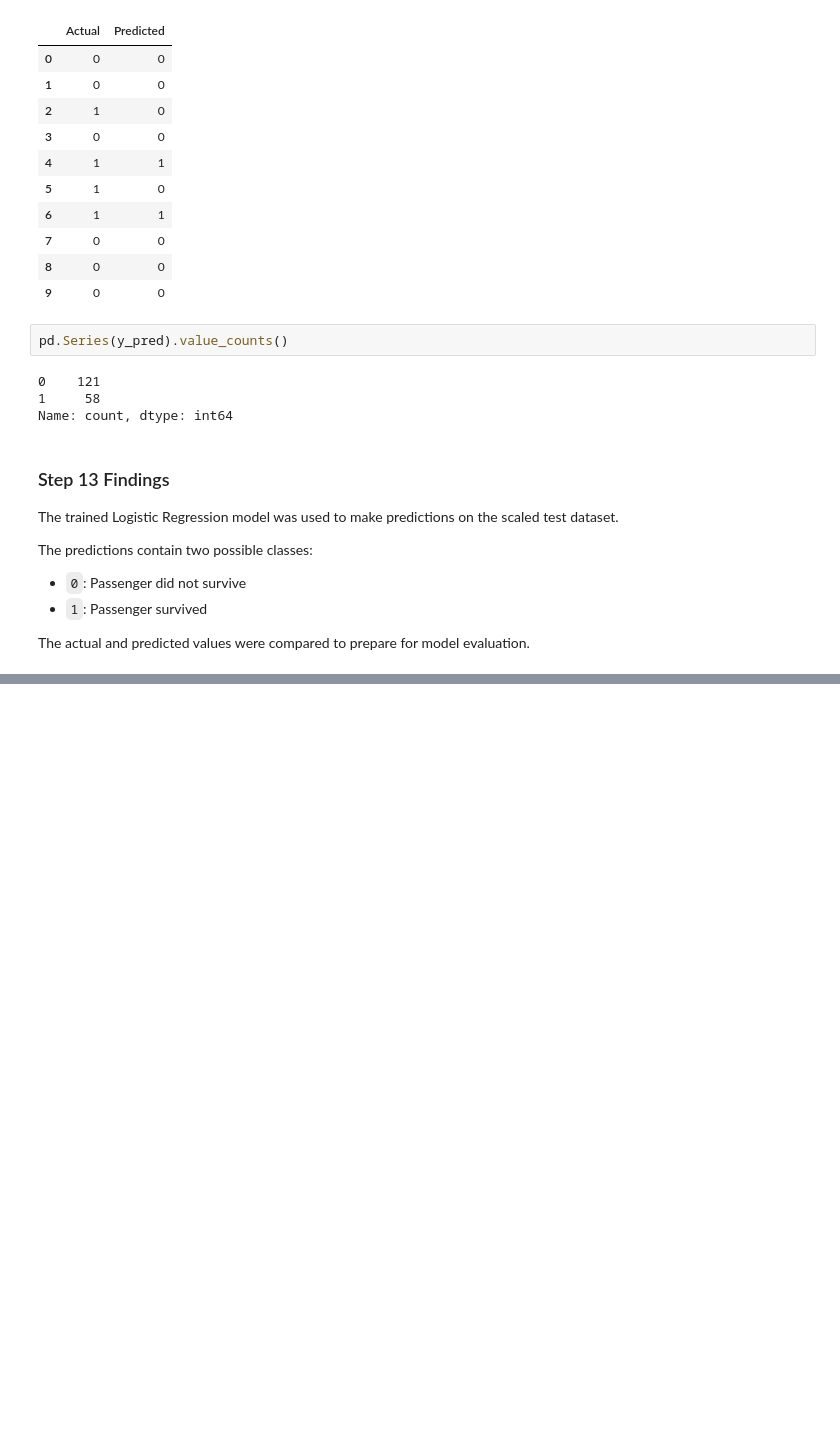
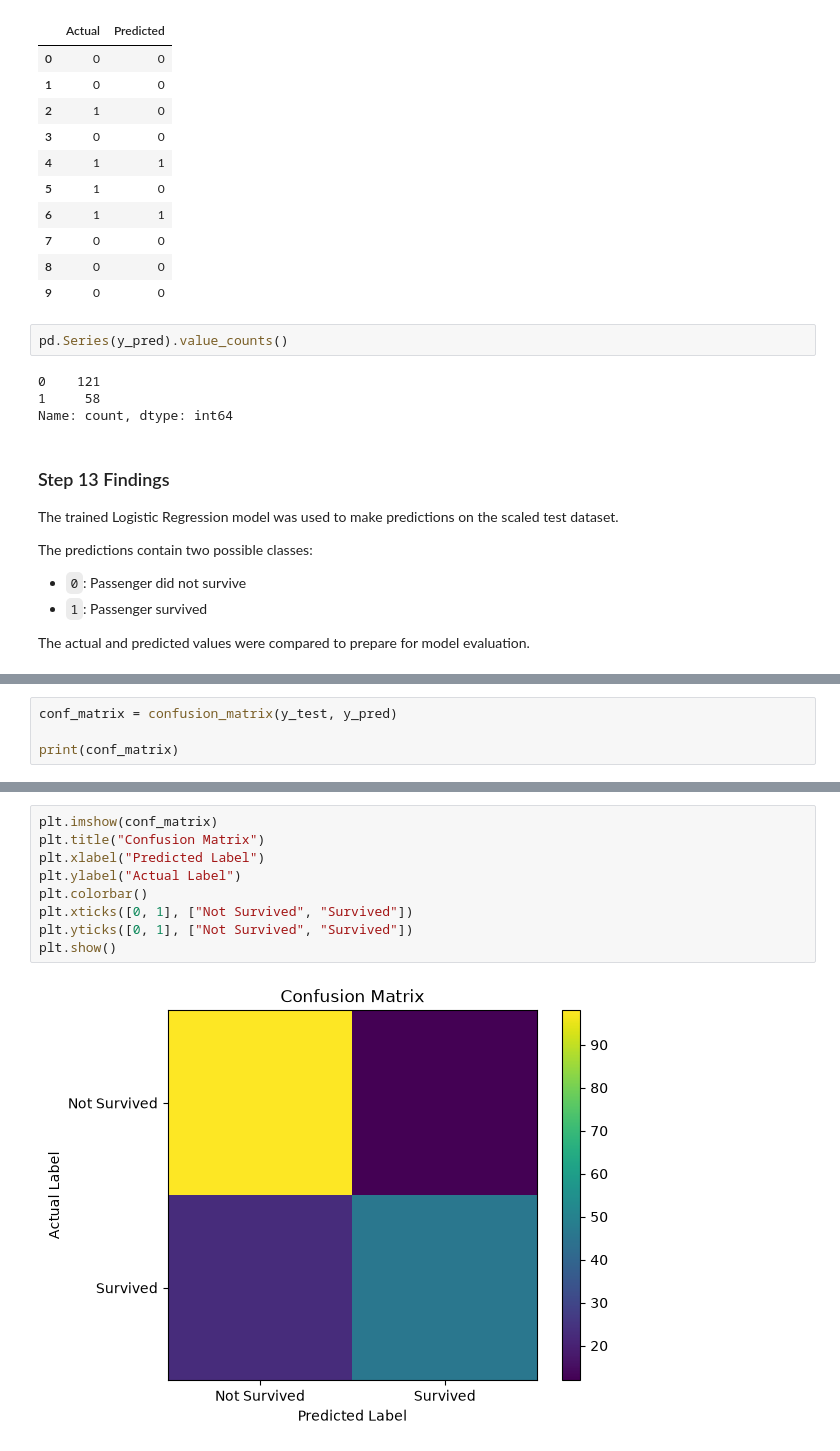
Before and after one commit to oshan-rajakaruna/titanic-survival-ml-practical, a Jupyter notebook: notebooks/01_titanic_survival_ml_pipeline.ipynb, the cells around one changed output, grey strips where cells are left out. Saved outputs shown, nothing was run; the diff lists cells and outputs as text; blank space fills up the shorter version.

Commit message:
Evaluate logistic regression model
Evaluated the trained model using accuracy, classification report, and confusion matrix.

```diff
--- a/notebooks/01_titanic_survival_ml_pipeline.ipynb
+++ b/notebooks/01_titanic_survival_ml_pipeline.ipynb
@@ -695,0 +721,4 @@ The actual and predicted values were compared to prepare for model evaluation.
+# %%
+conf_matrix = confusion_matrix(y_test, y_pred)
+
+print(conf_matrix)
@@ -695,0 +740,11 @@ The actual and predicted values were compared to prepare for model evaluation.
+# %%
+plt.imshow(conf_matrix)
+plt.title("Confusion Matrix")
+plt.xlabel("Predicted Label")
+plt.ylabel("Actual Label")
+plt.colorbar()
+plt.xticks([0, 1], ["Not Survived", "Survived"])
+plt.yticks([0, 1], ["Not Survived", "Survived"])
+plt.show()
+# %% [output]
+[figure, added]
```
Also changed, not shown: parts of 7 cells of this notebook.
